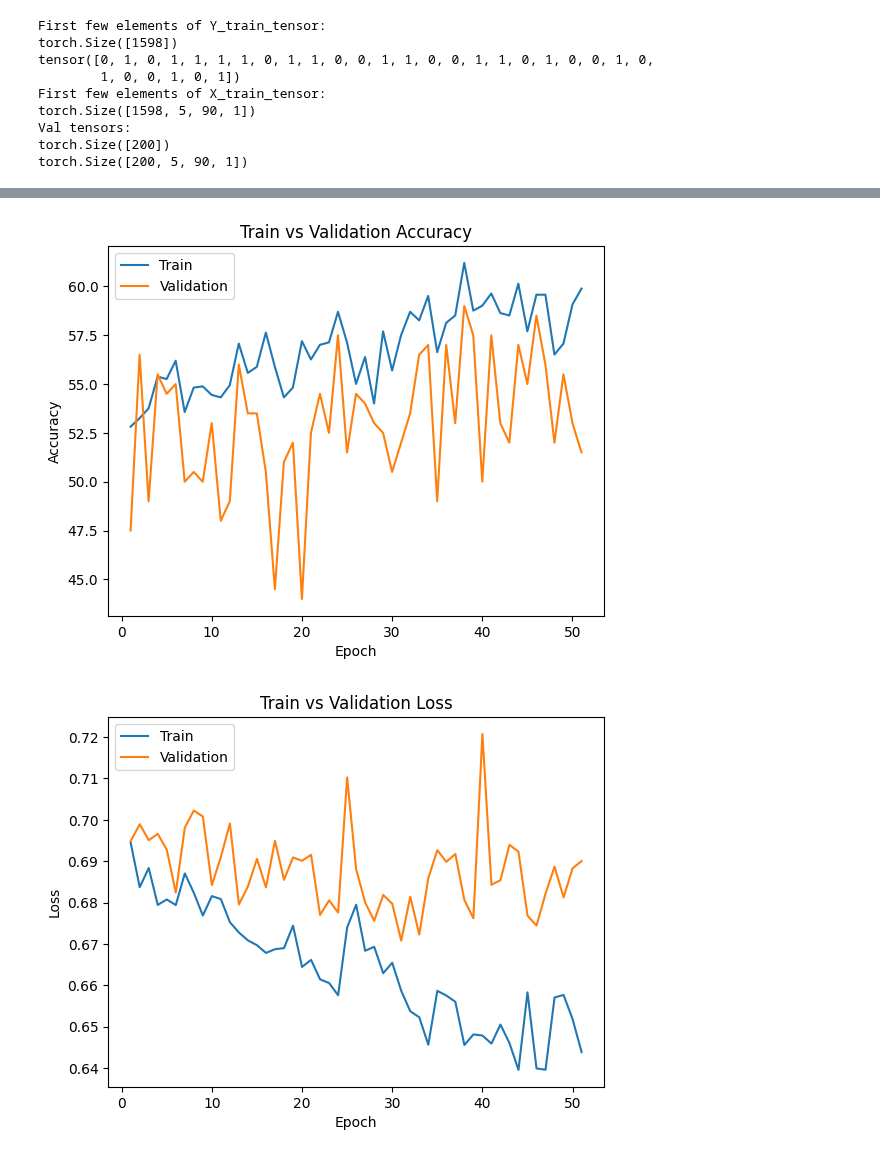
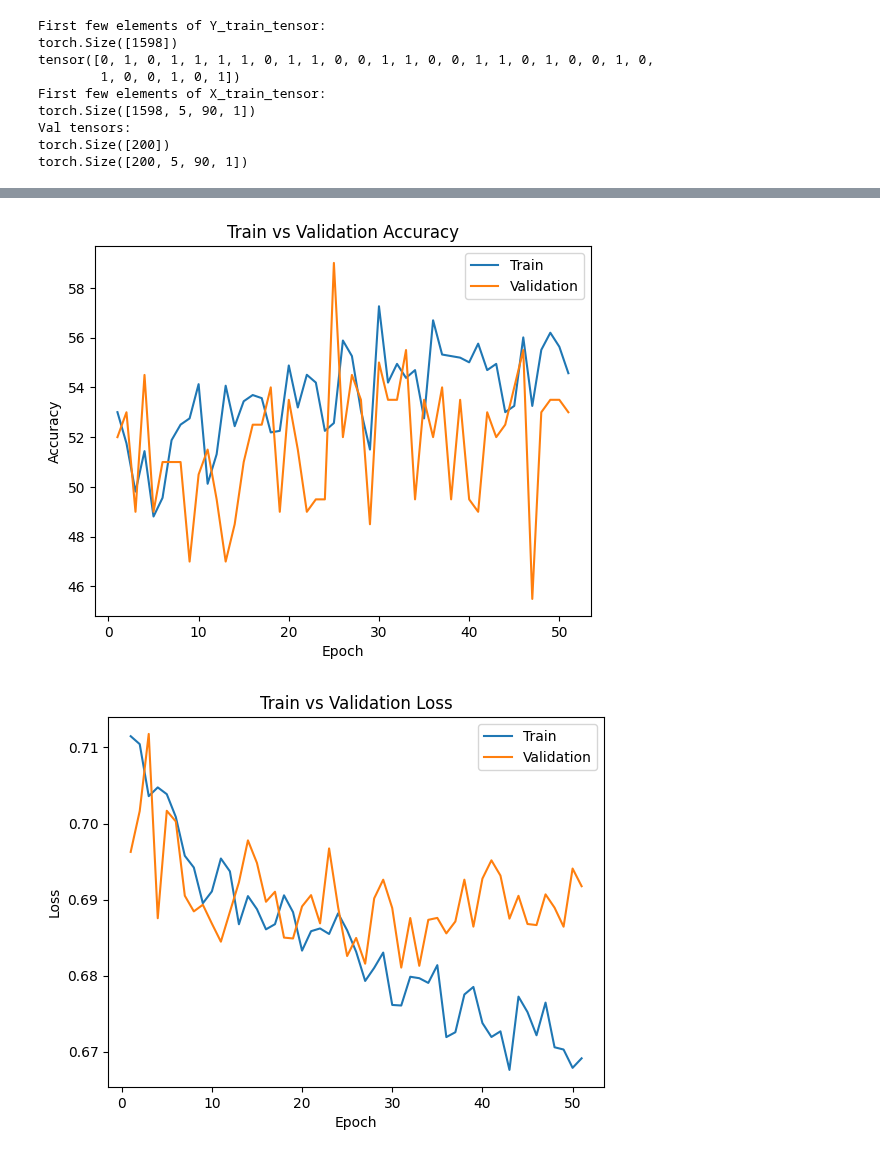
Before and after one commit to antoinevilain001/aps360project, a Jupyter notebook: antoine/cnn3.ipynb, the cells around one changed output, grey strips where cells are left out. Cells and saved outputs as stored; diff of their text form; code cells hidden in the pictures.

Commit message:
added some dropout, reached 60% validation accuracy

```diff
--- a/antoine/cnn3.ipynb
+++ b/antoine/cnn3.ipynb
@@ -186,6 +186,7 @@ class AntoineNet(nn.Module):
         self.conv2 = nn.Conv2d(16, 32, kernel_size=(3, 3), padding=1)
         self.pool = nn.MaxPool2d(kernel_size=(2, 2), stride=2)
         self.relu = nn.ReLU()
+        self.dropout = nn.Dropout(0.3)  # Dropout layer
 
         # Compute CNN output size dynamically
         self._to_linear = None
@@ -201,7 +202,9 @@ class AntoineNet(nn.Module):
         with torch.no_grad():
             x = torch.zeros(1, 1, 5, 90)  # Dummy input
             x = self.pool(self.relu(self.conv1(x)))
+            x = self.dropout(x)  # Apply dropout
             x = self.pool(self.relu(self.conv2(x)))
+            x = self.dropout(x)  # Apply dropout
             x = x.permute(0, 2, 1, 3).contiguous()  # Change to (batch, time_steps, channels, features)
             x = x.view(x.size(0), x.size(1), -1)  # Flatten last two dimensions
             self._to_linear = x.shape[2]  # Extract feature size per timestep
@@ -209,7 +212,9 @@ class AntoineNet(nn.Module):
     def forward(self, x):
         x = x.view(-1, 1, 5, 90)  # Ensure correct shape
         x = self.pool(self.relu(self.conv1(x)))
+        x = self.dropout(x)  # Apply dropout after conv1
         x = self.pool(self.relu(self.conv2(x)))
+        x = self.dropout(x)  # Apply dropout after conv2
 
         # Reshape for LSTM (batch, time_steps, features)
         x = x.permute(0, 2, 1, 3).contiguous()  # (batch, time_steps, channels, features)
@@ -253,8 +258,8 @@ Val Loss: 0.6900 | Val Accuracy: 51.50%
 
 Early stopping triggered after 51 epochs!
 Loaded best model with lowest validation loss.
-[figure, old version]
+[figure, new version]
-[figure, old version]
+[figure, new version]
 # %%
 '''
 Best models so far
```
Also changed, not shown: parts of 1 cell of this notebook.
